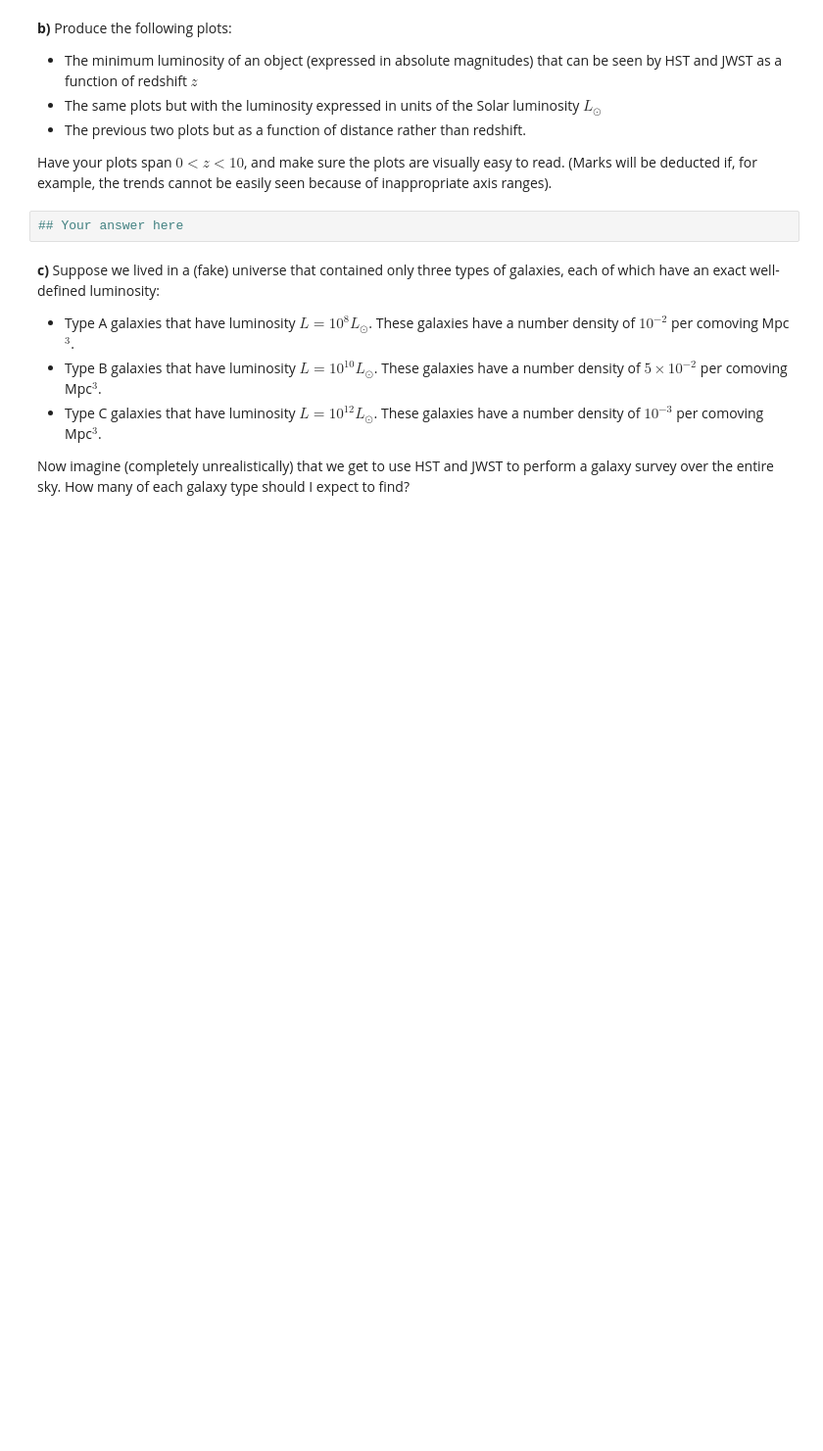
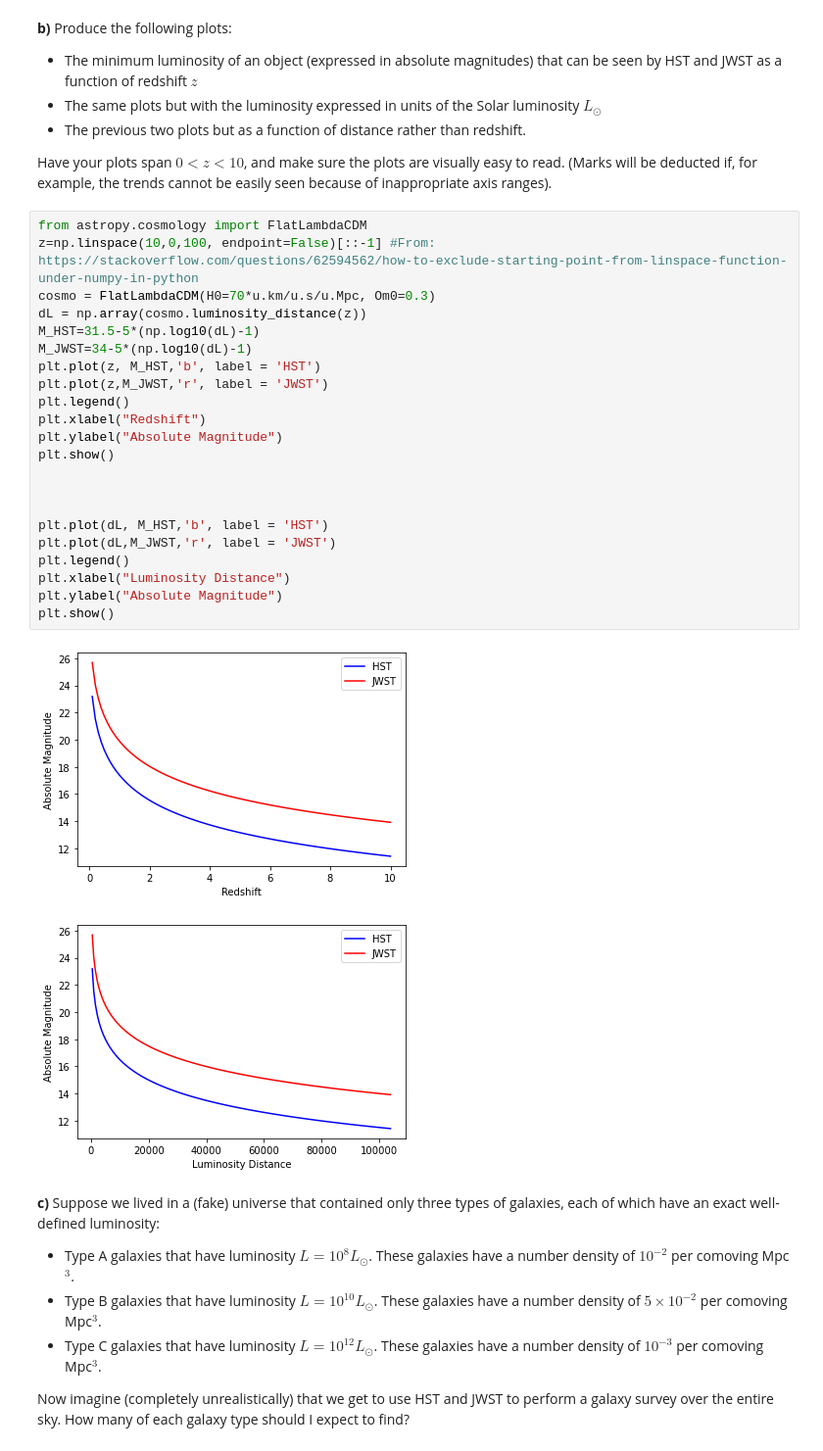
Before and after one commit to SantiagoMD/Midterm2022-SMD, a Jupyter notebook: Midterm/Midterm2022.ipynb, the cells around one changed output. Shown: that part at 98% size. Cells and saved outputs as stored; diff of their text form; blank space fills up the shorter version.

Commit message:
Did all my previous commits in my personal repo, here is my file with questions 1,2,3,4(a and half of b) and 5 done

```diff
--- a/Midterm/Midterm2022.ipynb
+++ b/Midterm/Midterm2022.ipynb
@@ -67,8 +130,31 @@ __b)__ Produce the following plots:
 * The previous two plots but as a function of distance rather than redshift.
 
 Have your plots span $0 < z < 10$, and make sure the plots are visually easy to read. (Marks will be deducted if, for example, the trends cannot be easily seen because of inappropriate axis ranges).
-# %%
-## Your answer here
+# %%
+from astropy.cosmology import FlatLambdaCDM
+z=np.linspace(10,0,100, endpoint=False)[::-1] #From: https://stackoverflow.com/questions/62594562/how-to-exclude-starting-point-from-linspace-function-under-numpy-in-python
+cosmo = FlatLambdaCDM(H0=70*u.km/u.s/u.Mpc, Om0=0.3)
+dL = np.array(cosmo.luminosity_distance(z))
+M_HST=31.5-5*(np.log10(dL)-1)
+M_JWST=34-5*(np.log10(dL)-1)
+plt.plot(z, M_HST,'b', label = 'HST')
+plt.plot(z,M_JWST,'r', label = 'JWST')
+plt.legend()
+plt.xlabel("Redshift")
+plt.ylabel("Absolute Magnitude")
+plt.show()
+
+
+
+plt.plot(dL, M_HST,'b', label = 'HST')
+plt.plot(dL,M_JWST,'r', label = 'JWST')
+plt.legend()
+plt.xlabel("Luminosity Distance")
+plt.ylabel("Absolute Magnitude")
+plt.show()
+# %% [output]
+[figure, added]
+[figure, added]
 # %% [markdown]
 __c)__ Suppose we lived in a (fake) universe that contained only three types of galaxies, each of which have an exact well-defined luminosity:
 * Type A galaxies that have luminosity $L = 10^{8}L_\odot$. These galaxies have a number density of $10^{-2}$ per comoving Mpc$^{3}$.
```
Also changed, not shown: parts of 16 cells of this notebook.
